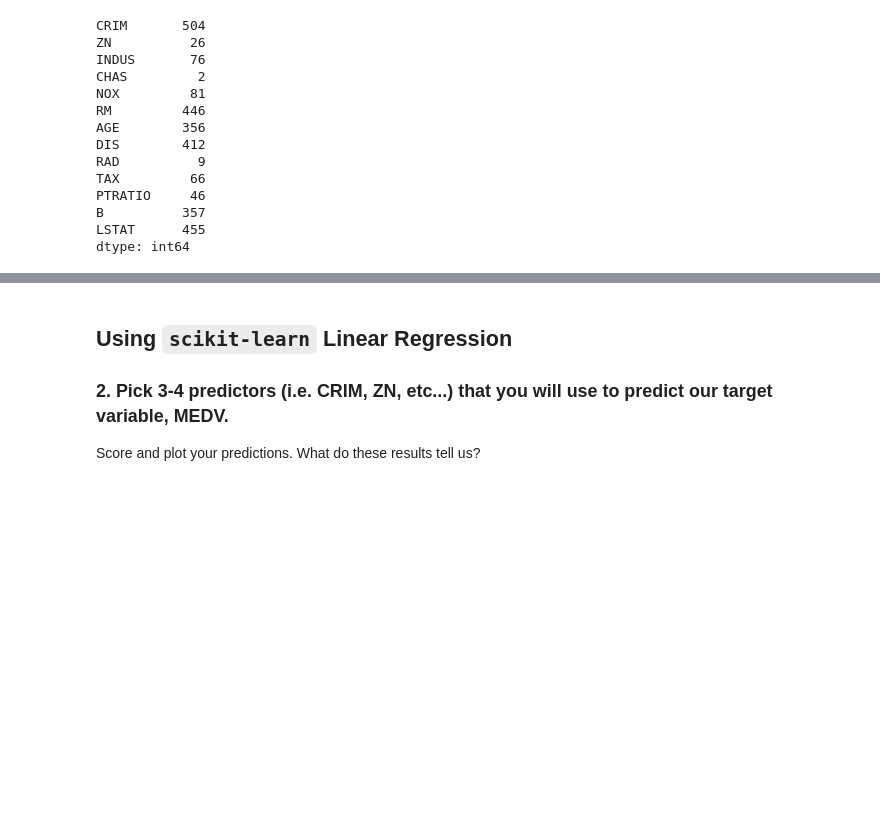
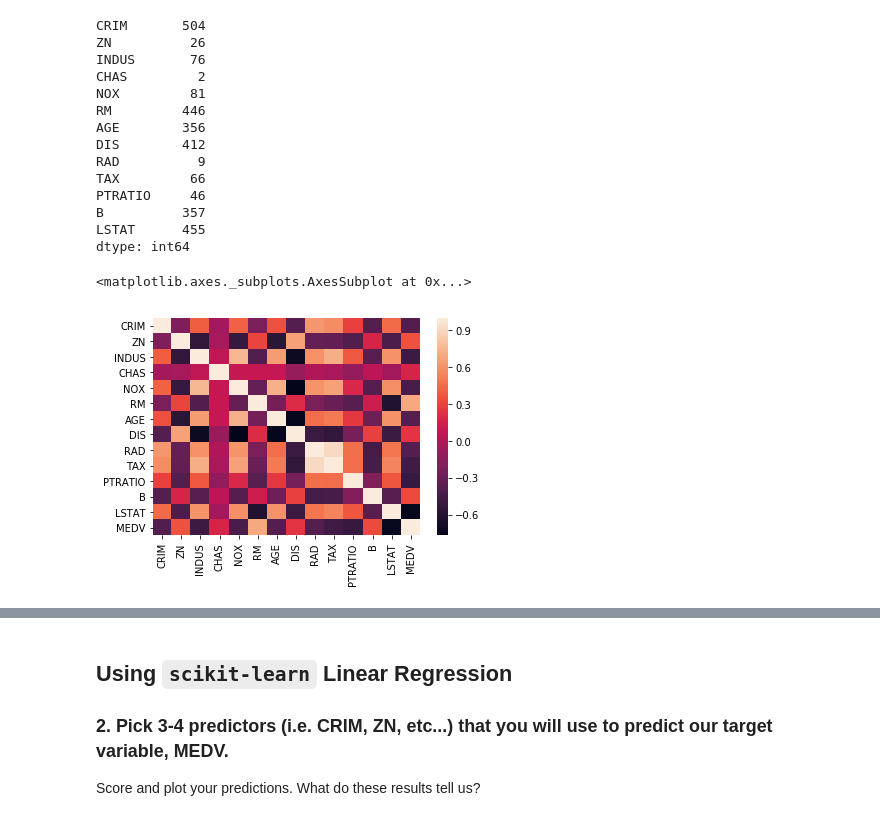
Before and after one commit to chanwinyee/ds_foundations, a Jupyter notebook: unit_homework/unit-3/linreg-knn-project_LC.ipynb, the cells around one changed output, grey strips where cells are left out. Drawn from its saved outputs; the diff is of its cells as text; code cells hidden in the pictures; blank space fills up the shorter version.

```diff
--- a/unit_homework/unit-3/linreg-knn-project_LC.ipynb
+++ b/unit_homework/unit-3/linreg-knn-project_LC.ipynb
@@ -158,3 +159,12 @@ PTRATIO     46
 B          357
 LSTAT      455
 dtype: int64
+# %%
+df = X.copy()
+df['MEDV']=boston['target']
+df_corr = df.corr()
+# %%
+sns.heatmap(df.corr())
+# %% [output]
+<matplotlib.axes._subplots.AxesSubplot at 0x...>
+[figure, added]
```
Also changed, not shown: parts of 14 cells of this notebook.
